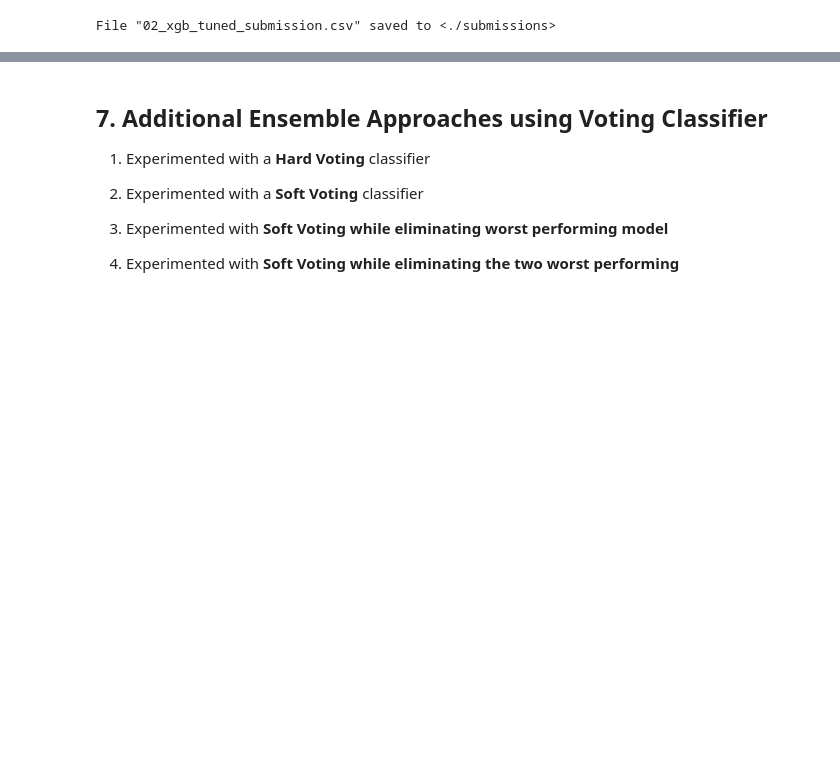
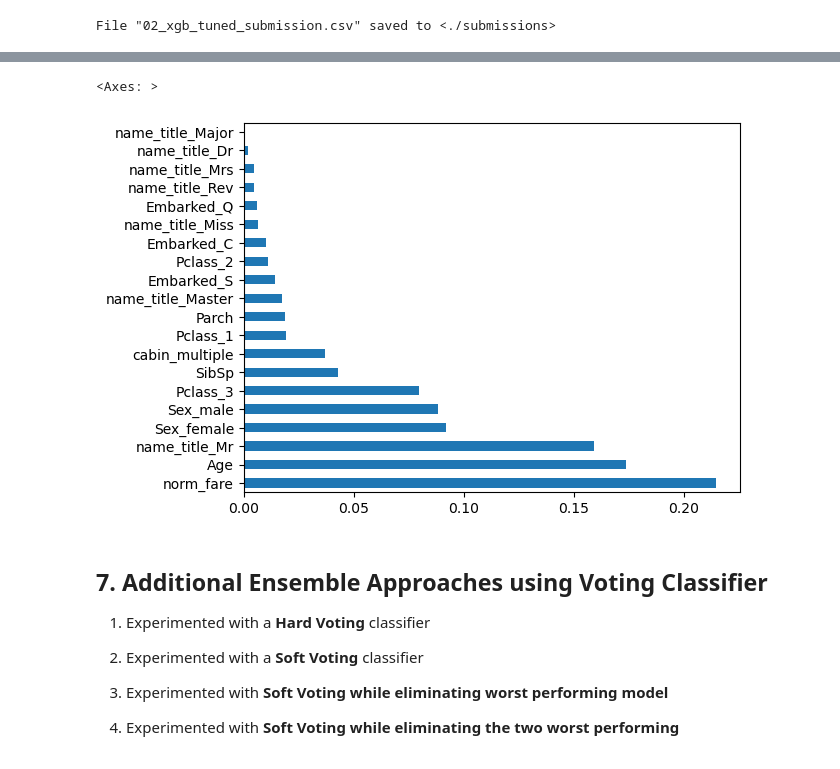
Before and after one commit to JustaKris/Titanic-ML-Kaggle, a Jupyter notebook: notebook/Titanic-Machine-Learning-from-Disaster.ipynb, the cells around one changed output, grey strips where cells are left out. Saved outputs shown, nothing was run; the diff lists cells and outputs as text; code cells hidden in the pictures; blank space fills up the shorter version.

```diff
--- a/notebook/Titanic-Machine-Learning-from-Disaster.ipynb
+++ b/notebook/Titanic-Machine-Learning-from-Disaster.ipynb
@@ -902,3 +900,10 @@ feat_importances.nlargest(12).plot(kind='barh')
+# %%
+best_rf = tuned_models['Random Forest Classifier'][0].fit(X_train_scaled, y_train)
+feat_importances = pd.Series(best_rf.feature_importances_, index=X_train_scaled.columns)
+feat_importances.nlargest(20).plot(kind='barh')
+# %% [output]
+<Axes: >
+[figure, added]
 # %% [markdown]
 ## 7. Additional Ensemble Approaches using Voting Classifier
 1) Experimented with a <b>Hard Voting</b> classifier
```
Also changed, not shown: parts of 5 cells of this notebook.
